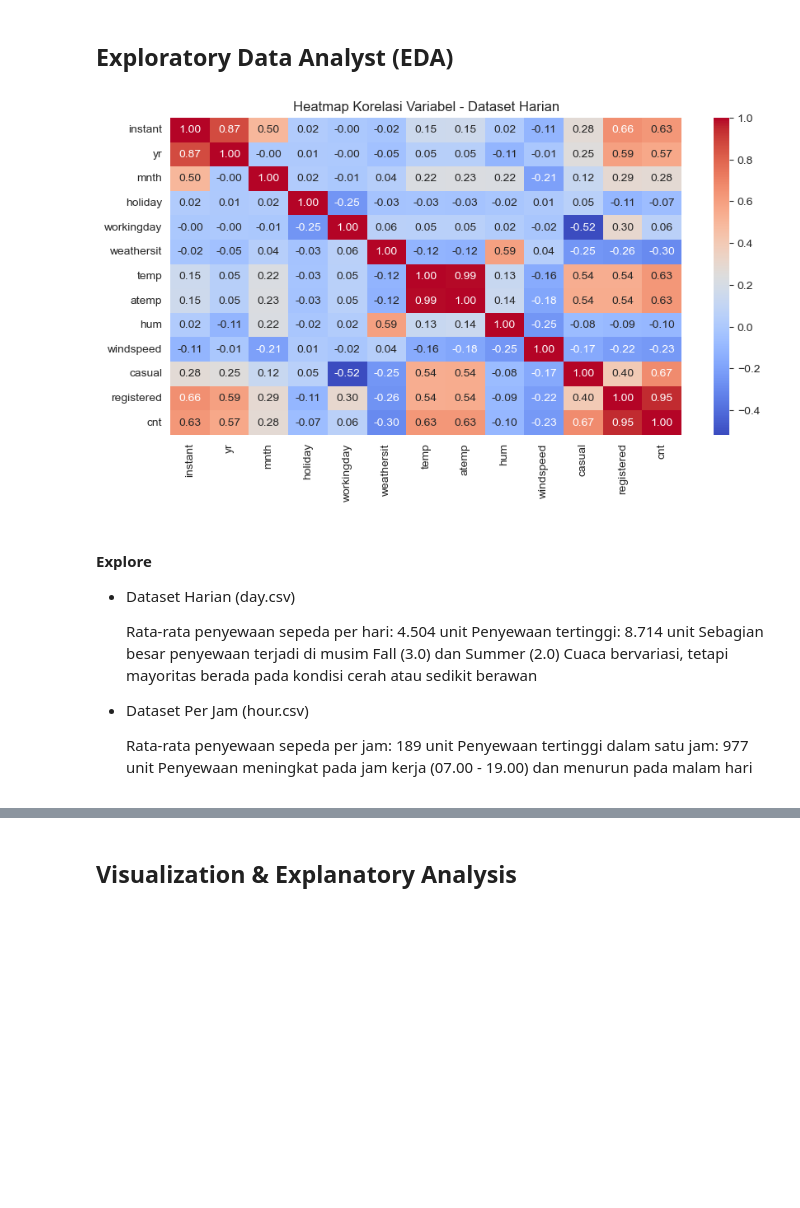
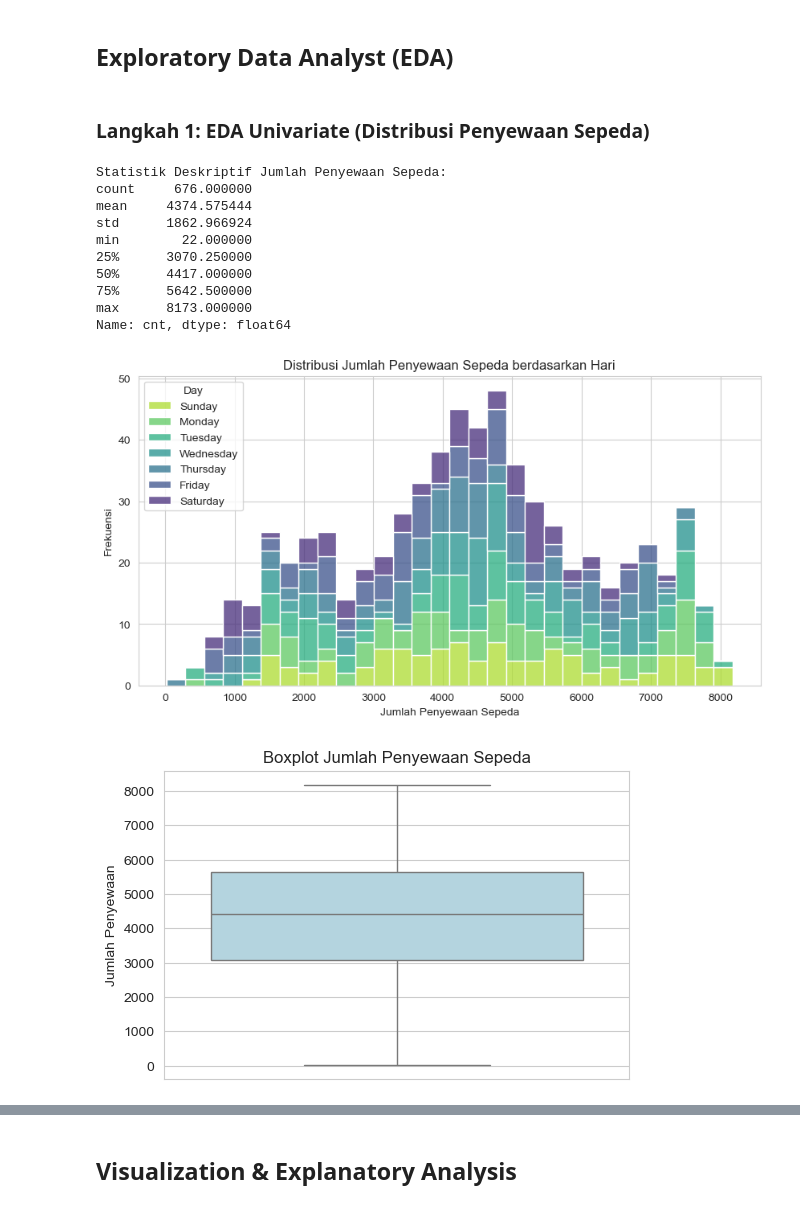
Before and after one commit to SoraIroShiro/submission, a Jupyter notebook: notebook.ipynb, the cells around one changed output, grey strips where cells are left out. Saved outputs shown, nothing was run; the diff lists cells and outputs as text; code cells hidden in the pictures; blank space fills up the shorter version.

```diff
--- a/notebook.ipynb
+++ b/notebook.ipynb
@@ -306,39 +404,40 @@ Cleaning data selesai!
 # %% [markdown]
 ## Exploratory Data Analyst (EDA)
-# %%
-# Exploratory Data Analysis (EDA)
-
-# Statistik deskriptif dataset harian
-day_summary = day_df.describe()
-
-# Statistik deskriptif dataset per jam
-hour_summary = hour_df.describe()
-
-day_summary, hour_summary
-
-# Memilih hanya kolom numerik sebelum menghitung korelasi
-numeric_columns = day_df.select_dtypes(include=[np.number])  # Pilih hanya kolom numerik
-corr_matrix = numeric_columns.corr(numeric_only=True)  # Hitung korelasi hanya untuk kolom numerik
-
-# Visualisasi heatmap korelasi
-plt.figure(figsize=(10, 5))
-sns.heatmap(corr_matrix, annot=True, cmap="coolwarm", fmt=".2f")
-plt.title("Heatmap Korelasi Variabel - Dataset Harian")
-plt.show()
-# %% [output]
-[figure, removed]
-# %% [markdown]
-#### Explore
-
-- Dataset Harian (day.csv)
-
-    Rata-rata penyewaan sepeda per hari: 4.504 unit
-    Penyewaan tertinggi: 8.714 unit
-    Sebagian besar penyewaan terjadi di musim Fall (3.0) dan Summer (2.0)
-    Cuaca bervariasi, tetapi mayoritas berada pada kondisi cerah atau sedikit berawan
-
-- Dataset Per Jam (hour.csv)
-
-    Rata-rata penyewaan sepeda per jam: 189 unit
-    Penyewaan tertinggi dalam satu jam: 977 unit
-    Penyewaan meningkat pada jam kerja (07.00 - 19.00) dan menurun pada malam hari
+# %% [markdown]
+### Langkah 1: EDA Univariate (Distribusi Penyewaan Sepeda)
+# %%
+# Pastikan day_df_clean telah dibersihkan sebelumnya
+df = day_df_clean.copy()
+
+# Statistik Deskriptif
+print("Statistik Deskriptif Jumlah Penyewaan Sepeda:")
+print(day_df_clean["cnt"].describe())
+
+# Plot Histogram dengan informasi hari
+plt.figure(figsize=(10, 5))
+sns.histplot(data=day_df_clean, x='cnt', hue='weekday', multiple='stack', palette='viridis', bins=30)
+plt.xlabel('Jumlah Penyewaan Sepeda')
+plt.ylabel('Frekuensi')
+plt.title('Distribusi Jumlah Penyewaan Sepeda berdasarkan Hari')
+plt.legend(title='Day', labels=['Sunday', 'Monday', 'Tuesday', 'Wednesday', 'Thursday', 'Friday', 'Saturday'])
+plt.show()
+
+# Visualisasi Boxplot
+plt.figure(figsize=(6, 4))
+sns.boxplot(y=day_df_clean["cnt"], color="lightblue")
+plt.title("Boxplot Jumlah Penyewaan Sepeda")
+plt.ylabel("Jumlah Penyewaan")
+plt.show()
+# %% [output]
+Statistik Deskriptif Jumlah Penyewaan Sepeda:
+count     676.000000
+mean     4374.575444
+std      1862.966924
+min        22.000000
+25%      3070.250000
+50%      4417.000000
+75%      5642.500000
+max      8173.000000
+Name: cnt, dtype: float64
+[figure, added]
+[figure, added]
```
Also changed, not shown: parts of 34 cells of this notebook, 1 other file.
